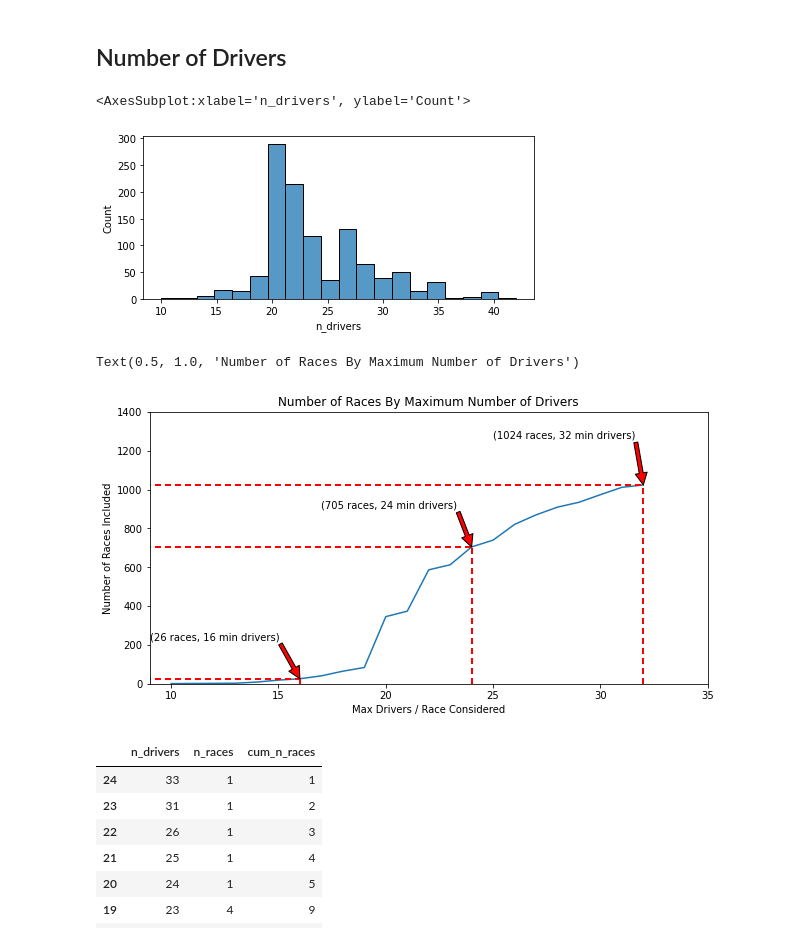
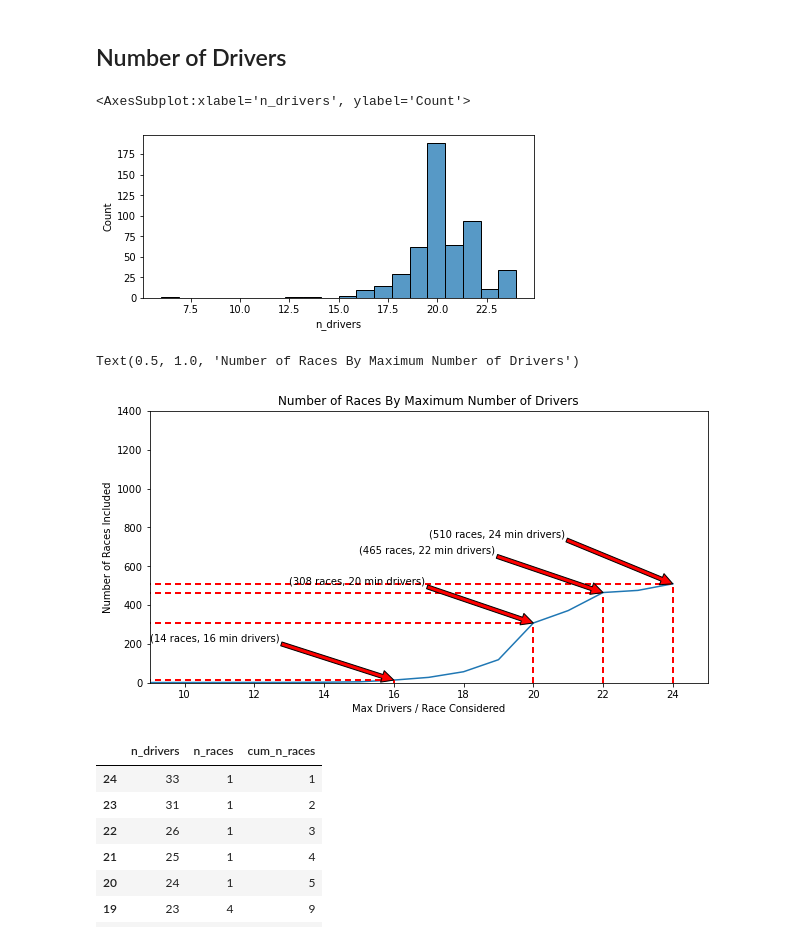
Before and after one commit to ryandouglaskish/MSAI-349-Project, a Jupyter notebook: RaceMultiOutputModelData.ipynb, the cells around one changed output. Cells and saved outputs as stored; diff of their text form; code cells hidden in the pictures.

```diff
--- a/RaceMultiOutputModelData.ipynb
+++ b/RaceMultiOutputModelData.ipynb
@@ -470,14 +471,14 @@ ValueError: min() arg is an empty sequence
 # %% [markdown]
 ## Number of Drivers
 # %%
-drivers_per_race = races.groupby(['raceId'])['Name'].nunique().reset_index(name='n_drivers')
+drivers_per_race = laptimes[['raceId','driverId']].drop_duplicates().groupby(['raceId'])['driverId'].nunique().reset_index(name='n_drivers')
 fig, ax = plt.subplots(figsize=(7, 3))
 sns.histplot(data=drivers_per_race,x='n_drivers',bins=20)
 # %% [output]
 <AxesSubplot:xlabel='n_drivers', ylabel='Count'>
-[figure, old version]
+[figure, new version]
 # %%
-drivers_per_race = races.groupby(['raceId'])['Name'].nunique().reset_index(name='n_drivers')
+drivers_per_race = laptimes[['raceId','driverId']].drop_duplicates().groupby(['raceId'])['driverId'].nunique().reset_index(name='n_drivers')
 n_races_n_drivers = drivers_per_race.groupby('n_drivers')['raceId'].nunique().reset_index(name='n_races')
 n_races_n_drivers = n_races_n_drivers.sort_values(by='n_drivers', ascending=True)
 n_races_n_drivers['cum_n_races'] = n_races_n_drivers['n_races'].cumsum()
@@ -485,13 +486,13 @@ n_races_n_drivers['cum_n_races'] = n_races_n_drivers['n_races'].cumsum()
 fig,ax = plt.subplots(figsize=(10, 5))
 lineplot = sns.lineplot(data=n_races_n_drivers, x='n_drivers',y='cum_n_races')
 ax.set(xlabel='Max Drivers / Race Considered', ylabel='Number of Races Included')
-plt.xlim(9,35)
+plt.xlim(9,25)
 plt.ylim(0,1400)
 
-adj_x = [1, 3, 2]
-adj_y = [200, 200, 240]
+adj_x = [1, 3, 2, 2]
+adj_y = [200, 200, 200, 240]
 
-min_drvs_list = [16,24,32]
+min_drvs_list = [16,20,22,24]
 for min_drvs in min_drvs_list:
 
     cum_races = n_races_n_drivers.loc[n_races_n_drivers['n_drivers']==min_drvs, 'cum_n_races'].squeeze()
@@ -507,7 +508,7 @@ for min_drvs in min_drvs_list:
 plt.title('Number of Races By Maximum Number of Drivers')
 # %% [output]
 Text(0.5, 1.0, 'Number of Races By Maximum Number of Drivers')
-[figure, old version]
+[figure, new version]
 # %%
 # drivers_per_race = races.groupby(['raceId'])['Name'].nunique().reset_index(name='n_drivers')
 # n_races_n_drivers = drivers_per_race.groupby('n_drivers')['raceId'].nunique().reset_index(name='n_races')
```
Also changed, not shown: parts of 1 cell of this notebook, 2 other files.
